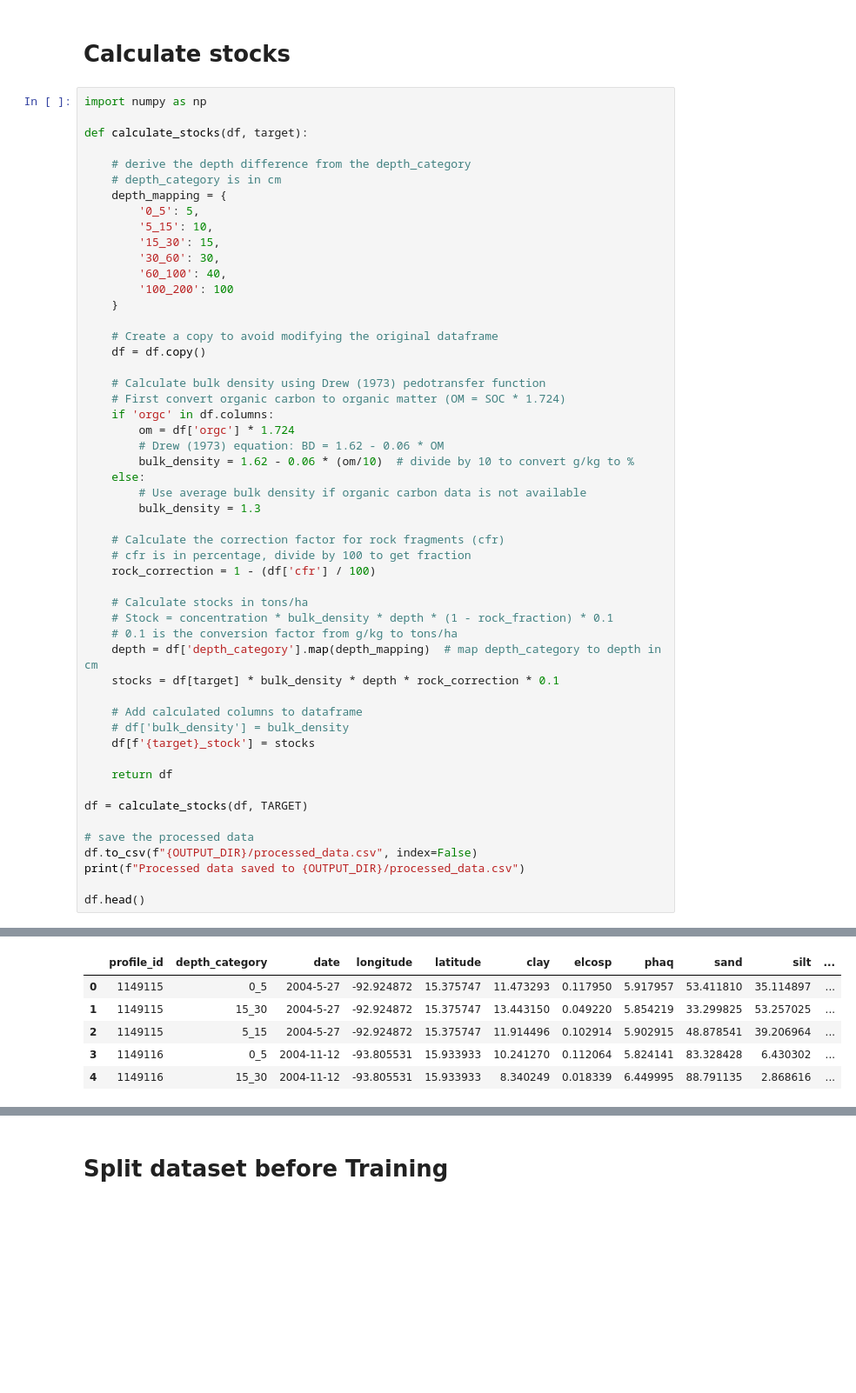
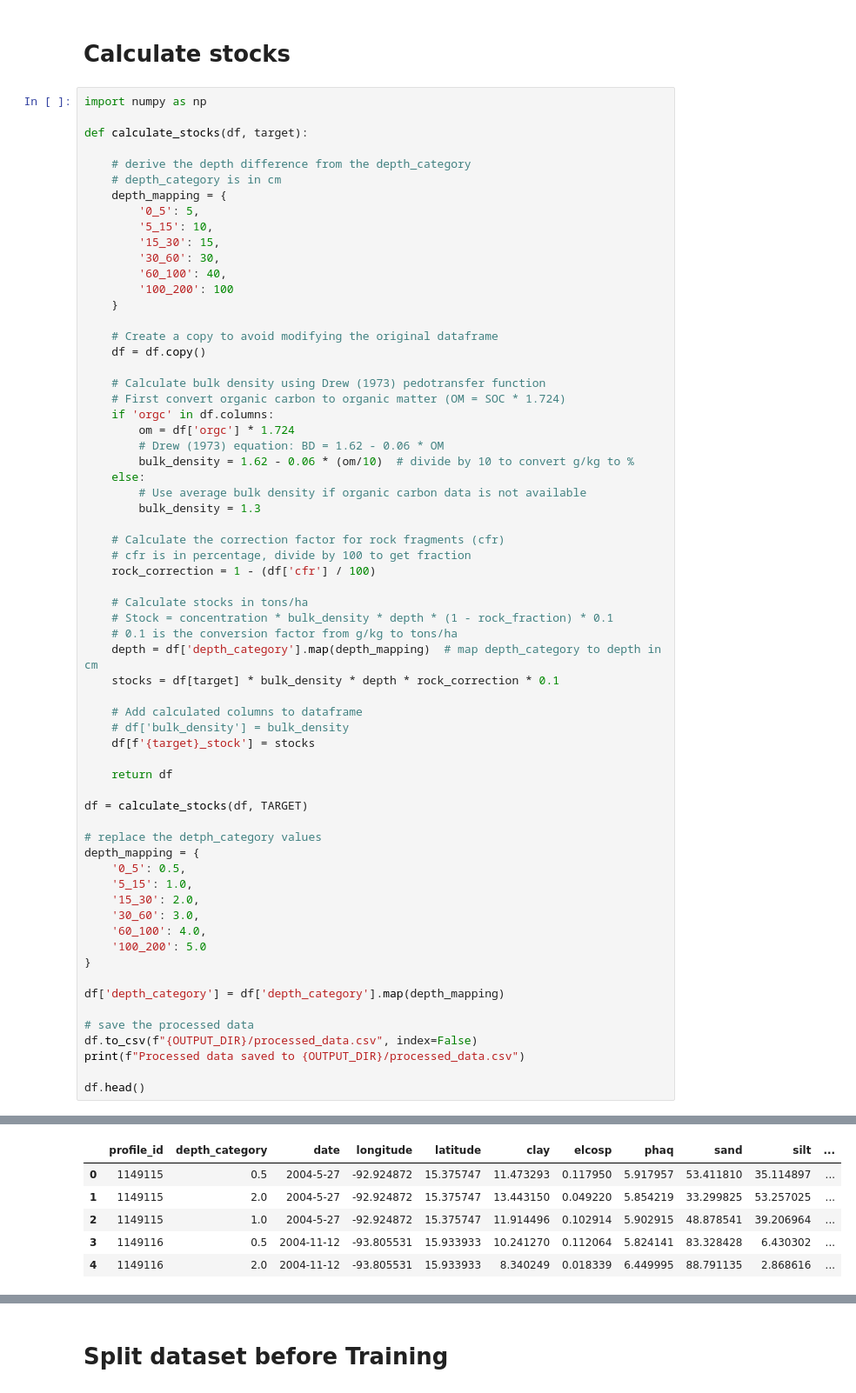
Before and after one commit to tierrafoods-hud/notebooks, a Jupyter notebook: soil-model-training-tha.ipynb, the cells around one changed output, grey strips where cells are left out. Shown at 87% size. Drawn from its saved outputs; the diff is of its cells as text; blank space fills up the shorter version.

```diff
--- a/soil-model-training-tha.ipynb
+++ b/soil-model-training-tha.ipynb
@@ -154,38 +154,50 @@ def calculate_stocks(df, target):
     else:
         # Use average bulk density if organic carbon data is not available
         bulk_density = 1.3
 
     # Calculate the correction factor for rock fragments (cfr)
     # cfr is in percentage, divide by 100 to get fraction
     rock_correction = 1 - (df['cfr'] / 100)
 
     # Calculate stocks in tons/ha
     # Stock = concentration * bulk_density * depth * (1 - rock_fraction) * 0.1
     # 0.1 is the conversion factor from g/kg to tons/ha
     depth = df['depth_category'].map(depth_mapping)  # map depth_category to depth in cm
     stocks = df[target] * bulk_density * depth * rock_correction * 0.1
 
     # Add calculated columns to dataframe
     # df['bulk_density'] = bulk_density
     df[f'{target}_stock'] = stocks
 
     return df
 
 df = calculate_stocks(df, TARGET)
 
+# replace the detph_category values
+depth_mapping = {
+    '0_5': 0.5,
+    '5_15': 1.0,
+    '15_30': 2.0,
+    '30_60': 3.0,
+    '60_100': 4.0,
+    '100_200': 5.0
+}
+
+df['depth_category'] = df['depth_category'].map(depth_mapping)
+
 # save the processed data
 df.to_csv(f"{OUTPUT_DIR}/processed_data.csv", index=False)
 print(f"Processed data saved to {OUTPUT_DIR}/processed_data.csv")
 
 df.head()
 # %% [output]
 Processed data saved to D:/tierra/outputs/plots/Mexico-orgc-tha/processed_data.csv
 |  | profile_id | depth_category | date | longitude | latitude | clay | elcosp | phaq | sand | silt | ... |
-| 0 | 1149115 | 0_5 | 2004-5-27 | -92.924872 | 15.375747 | 11.473293 | 0.117950 | 5.917957 | 53.411810 | 35.114897 | ... |
-| 1 | 1149115 | 15_30 | 2004-5-27 | -92.924872 | 15.375747 | 13.443150 | 0.049220 | 5.854219 | 33.299825 | 53.257025 | ... |
-| 2 | 1149115 | 5_15 | 2004-5-27 | -92.924872 | 15.375747 | 11.914496 | 0.102914 | 5.902915 | 48.878541 | 39.206964 | ... |
-| 3 | 1149116 | 0_5 | 2004-11-12 | -93.805531 | 15.933933 | 10.241270 | 0.112064 | 5.824141 | 83.328428 | 6.430302 | ... |
-| 4 | 1149116 | 15_30 | 2004-11-12 | -93.805531 | 15.933933 | 8.340249 | 0.018339 | 6.449995 | 88.791135 | 2.868616 | ... |
+| 0 | 1149115 | 0.5 | 2004-5-27 | -92.924872 | 15.375747 | 11.473293 | 0.117950 | 5.917957 | 53.411810 | 35.114897 | ... |
+| 1 | 1149115 | 2.0 | 2004-5-27 | -92.924872 | 15.375747 | 13.443150 | 0.049220 | 5.854219 | 33.299825 | 53.257025 | ... |
+| 2 | 1149115 | 1.0 | 2004-5-27 | -92.924872 | 15.375747 | 11.914496 | 0.102914 | 5.902915 | 48.878541 | 39.206964 | ... |
+| 3 | 1149116 | 0.5 | 2004-11-12 | -93.805531 | 15.933933 | 10.241270 | 0.112064 | 5.824141 | 83.328428 | 6.430302 | ... |
+| 4 | 1149116 | 2.0 | 2004-11-12 | -93.805531 | 15.933933 | 8.340249 | 0.018339 | 6.449995 | 88.791135 | 2.868616 | ... |
 # %%
 # drop original target column
 df.drop(columns=[TARGET], inplace=True, errors='ignore')
```
Also changed, not shown: parts of 6 cells of this notebook, 3 other files.
